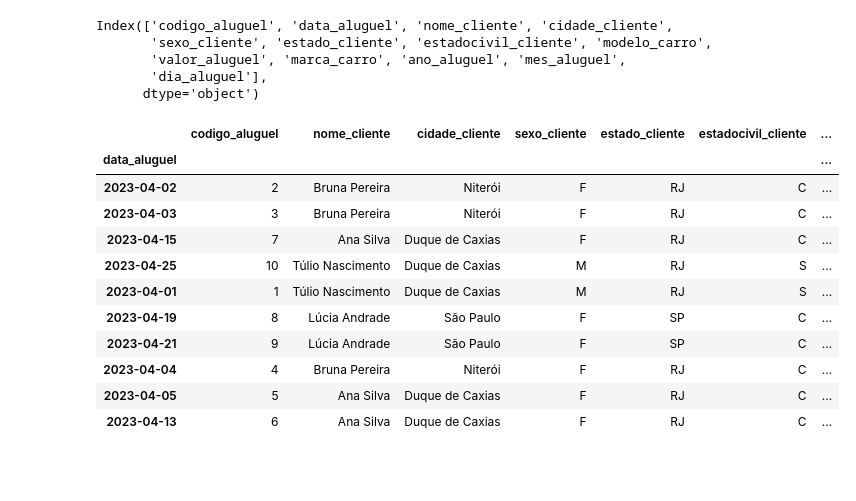
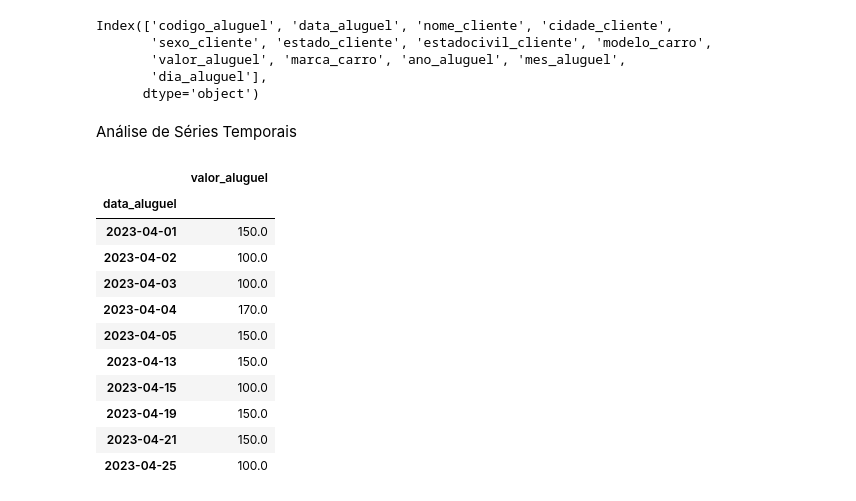
Before and after one commit to jonathasrc/soulcode, a Jupyter notebook: projetos/Atividade 01 - Banco de dados + Estatística.ipynb, the cells around one changed output. Drawn from its saved outputs; the diff is of its cells as text; code cells hidden in the pictures; blank space fills up the shorter version.

```diff
--- a/projetos/Atividade 01 - Banco de dados + Estatística.ipynb
+++ b/projetos/Atividade 01 - Banco de dados + Estatística.ipynb
@@ -66,8 +73,5 @@ PASSWORD = 'Soulcode@!12pass'
 # %%
-from sqlalchemy import create_engine
-from urllib.parse import quote_plus
-
-engine = create_engine(f'mysql+pymysql://{USER}:{quote_plus(PASSWORD)}@{HOST}/{DB}')
+engine = create_engine(f'mysql+pymysql://{USER}:{quote_plus(PASSWORD)}@{HOST}/{DB_LOCADORA}')
 connection = engine.connect()
 # %% [markdown]
 ## 5.1.2 Transformação em DataFrames Pandas
@@ -285,17 +283,18 @@ Análise de Séries Temporais
+# %% [markdown]
+Análise de Séries Temporais
 # %%
-df_resample = df[['dia_aluguel','valor_aluguel']]
-df_resample = df.set_index('data_aluguel')
+df_resample = df[['data_aluguel', 'valor_aluguel']].set_index('data_aluguel').sort_index()
 df_resample
 # %% [output]
-|  | codigo_aluguel | nome_cliente | cidade_cliente | sexo_cliente | estado_cliente | estadocivil_cliente | ... |
-| data_aluguel |  |  |  |  |  |  | ... |
-| 2023-04-02 | 2 | Bruna Pereira | Niterói | F | RJ | C | ... |
-| 2023-04-03 | 3 | Bruna Pereira | Niterói | F | RJ | C | ... |
-| 2023-04-15 | 7 | Ana Silva | Duque de Caxias | F | RJ | C | ... |
-| 2023-04-25 | 10 | Túlio Nascimento | Duque de Caxias | M | RJ | S | ... |
-| 2023-04-01 | 1 | Túlio Nascimento | Duque de Caxias | M | RJ | S | ... |
-| 2023-04-19 | 8 | Lúcia Andrade | São Paulo | F | SP | C | ... |
-| 2023-04-21 | 9 | Lúcia Andrade | São Paulo | F | SP | C | ... |
-| 2023-04-04 | 4 | Bruna Pereira | Niterói | F | RJ | C | ... |
-| 2023-04-05 | 5 | Ana Silva | Duque de Caxias | F | RJ | C | ... |
-| 2023-04-13 | 6 | Ana Silva | Duque de Caxias | F | RJ | C | ... |
+|  | valor_aluguel |
+| data_aluguel |  |
+| 2023-04-01 | 150.0 |
+| 2023-04-02 | 100.0 |
+| 2023-04-03 | 100.0 |
+| 2023-04-04 | 170.0 |
+| 2023-04-05 | 150.0 |
+| 2023-04-13 | 150.0 |
+| 2023-04-15 | 100.0 |
+| 2023-04-19 | 150.0 |
+| 2023-04-21 | 150.0 |
+| 2023-04-25 | 100.0 |
```
Also changed, not shown: parts of 35 cells of this notebook.
